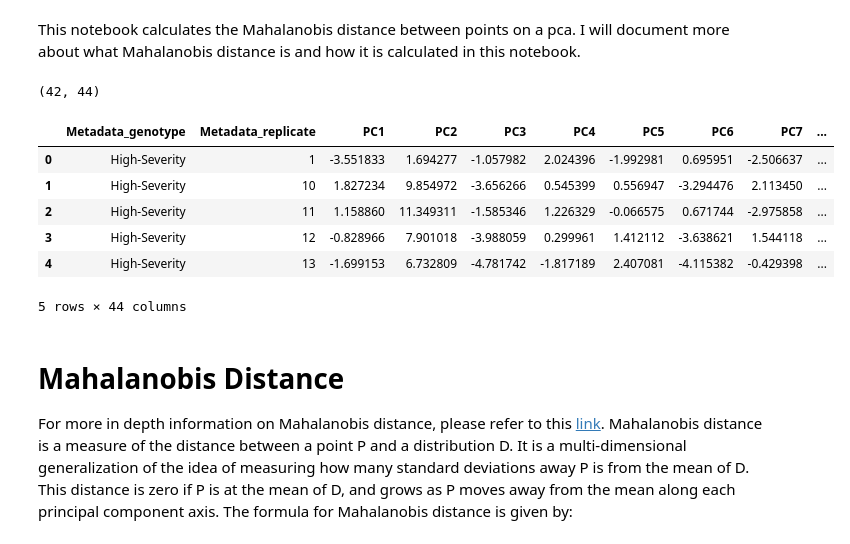
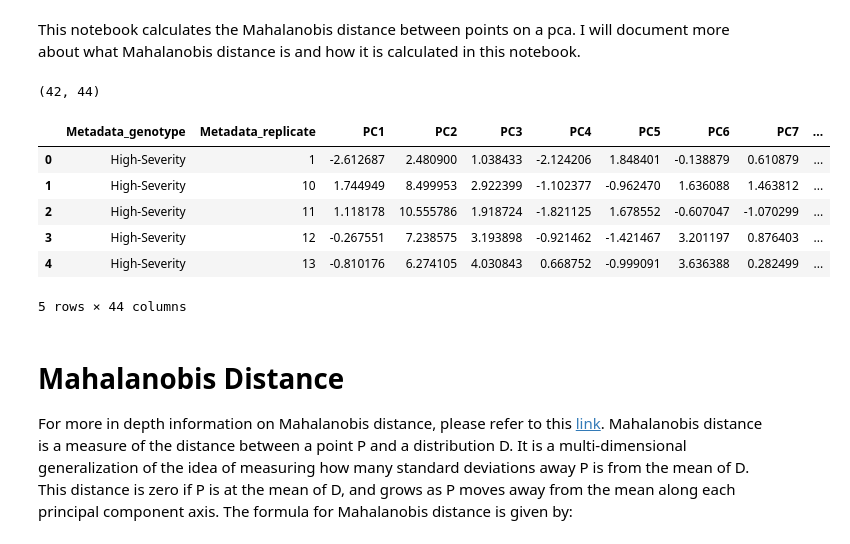
Before and after one commit to MikeLippincott/Nichols_Lab_Collaboration, a Jupyter notebook: 6.analyze_features/notebooks/8c.custom_aggregated_PCA_calculate_mahalanobis_distance.ipynb, the cells around one changed output. Saved outputs shown, nothing was run; the diff lists cells and outputs as text; code cells hidden in the pictures.

```diff
--- a/6.analyze_features/notebooks/8c.custom_aggregated_PCA_calculate_mahalanobis_distance.ipynb
+++ b/6.analyze_features/notebooks/8c.custom_aggregated_PCA_calculate_mahalanobis_distance.ipynb
@@ -11,21 +15,21 @@ from scipy.spatial.distance import mahalanobis
 # %%
 # set the path to the data
-custom_aggregated_data_pca_path = pathlib.Path(
-    "../../data/6.analysis_results/custom_aggregated_pca.parquet"
+sum_aggregated_data_pca_path = pathlib.Path(
+    "../../data/6.analysis_results/sum_aggregated_pca.parquet"
 ).resolve(strict=True)
 
 # read the data
-custom_aggregated_data_pca = pd.read_parquet(custom_aggregated_data_pca_path)
-print(custom_aggregated_data_pca.shape)
-custom_aggregated_data_pca.head()
+sum_aggregated_data_pca = pd.read_parquet(sum_aggregated_data_pca_path)
+print(sum_aggregated_data_pca.shape)
+sum_aggregated_data_pca.head()
 # %% [output]
 (42, 44)
 |  | Metadata_genotype | Metadata_replicate | PC1 | PC2 | PC3 | PC4 | PC5 | PC6 | PC7 | ... |
-| 0 | High-Severity | 1 | -3.551833 | 1.694277 | -1.057982 | 2.024396 | -1.992981 | 0.695951 | -2.506637 | ... |
-| 1 | High-Severity | 10 | 1.827234 | 9.854972 | -3.656266 | 0.545399 | 0.556947 | -3.294476 | 2.113450 | ... |
-| 2 | High-Severity | 11 | 1.158860 | 11.349311 | -1.585346 | 1.226329 | -0.066575 | 0.671744 | -2.975858 | ... |
-| 3 | High-Severity | 12 | -0.828966 | 7.901018 | -3.988059 | 0.299961 | 1.412112 | -3.638621 | 1.544118 | ... |
-| 4 | High-Severity | 13 | -1.699153 | 6.732809 | -4.781742 | -1.817189 | 2.407081 | -4.115382 | -0.429398 | ... |
+| 0 | High-Severity | 1 | -2.612687 | 2.480900 | 1.038433 | -2.124206 | 1.848401 | -0.138879 | 0.610879 | ... |
+| 1 | High-Severity | 10 | 1.744949 | 8.499953 | 2.922399 | -1.102377 | -0.962470 | 1.636088 | 1.463812 | ... |
+| 2 | High-Severity | 11 | 1.118178 | 10.555786 | 1.918724 | -1.821125 | 1.678552 | -0.607047 | -1.070299 | ... |
+| 3 | High-Severity | 12 | -0.267551 | 7.238575 | 3.193898 | -0.921462 | -1.421467 | 3.201197 | 0.876403 | ... |
+| 4 | High-Severity | 13 | -0.810176 | 6.274105 | 4.030843 | 0.668752 | -0.999091 | 3.636388 | 0.282499 | ... |
 5 rows × 44 columns
 # %% [markdown]
 # Mahalanobis Distance
```
Also changed, not shown: parts of 12 cells of this notebook, 33 other files.
